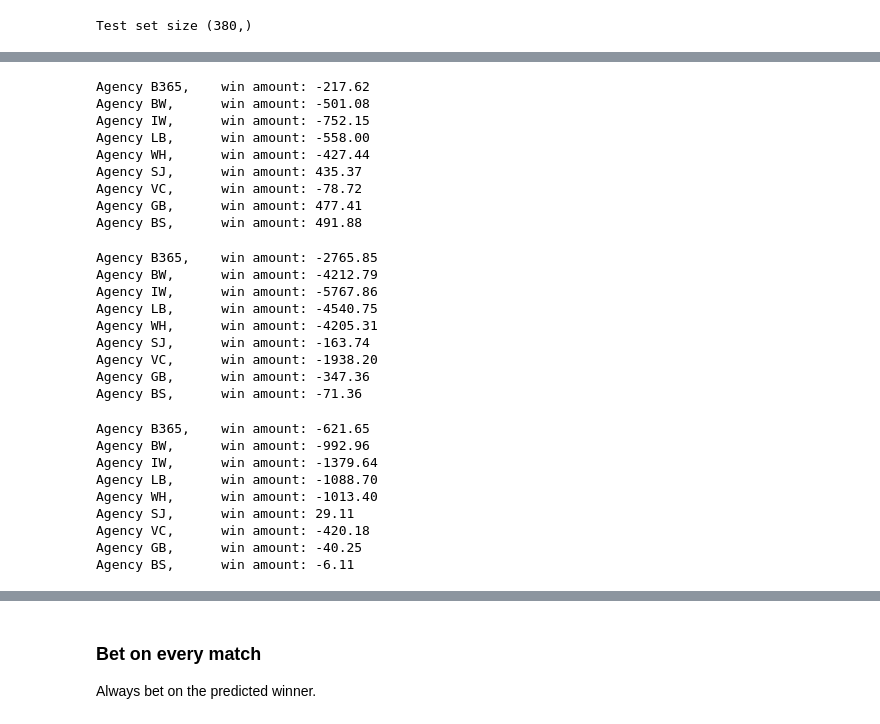
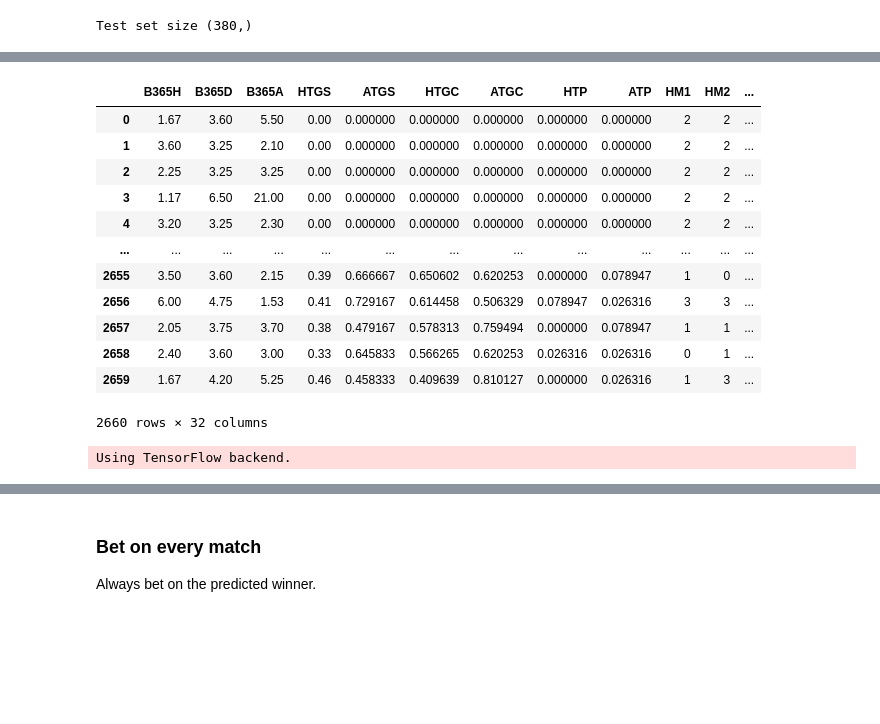
Before and after one commit to enliktjioe/nn2020-football, a Jupyter notebook: Prediction_Betting_EPL.ipynb, the cells around one changed output, grey strips where cells are left out. Drawn from its saved outputs; the diff is of its cells as text; code cells hidden in the pictures; blank space fills up the shorter version.

Commit message:
Finish betting prediction for EPL

```diff
--- a/Prediction_Betting_EPL.ipynb
+++ b/Prediction_Betting_EPL.ipynb
@@ -287,36 +222,38 @@ Agency BS,      win amount: 1845.30
-# %%
-modelTester.predict_bet_home_away_profit(data="test")
-# %% [output]
-Agency B365,    win amount: -217.62
-Agency BW,      win amount: -501.08
-Agency IW,      win amount: -752.15
-Agency LB,      win amount: -558.00
-Agency WH,      win amount: -427.44
-Agency SJ,      win amount: 435.37
-Agency VC,      win amount: -78.72
-Agency GB,      win amount: 477.41
-Agency BS,      win amount: 491.88
-# %%
-modelTester.predict_bet_on_all_profit(data="train")
-# %% [output]
-Agency B365,    win amount: -2765.85
-Agency BW,      win amount: -4212.79
-Agency IW,      win amount: -5767.86
-Agency LB,      win amount: -4540.75
-Agency WH,      win amount: -4205.31
-Agency SJ,      win amount: -163.74
-Agency VC,      win amount: -1938.20
-Agency GB,      win amount: -347.36
-Agency BS,      win amount: -71.36
-# %%
-modelTester.predict_bet_on_all_profit(data="test")
-# %% [output]
-Agency B365,    win amount: -621.65
-Agency BW,      win amount: -992.96
-Agency IW,      win amount: -1379.64
-Agency LB,      win amount: -1088.70
-Agency WH,      win amount: -1013.40
-Agency SJ,      win amount: 29.11
-Agency VC,      win amount: -420.18
-Agency GB,      win amount: -40.25
-Agency BS,      win amount: -6.11
+# %%
+bet_train
+bet_test
+x_train
+# %% [output]
+|  | B365H | B365D | B365A | HTGS | ATGS | HTGC | ATGC | HTP | ATP | HM1 | HM2 | ... |
+| 0 | 1.67 | 3.60 | 5.50 | 0.00 | 0.000000 | 0.000000 | 0.000000 | 0.000000 | 0.000000 | 2 | 2 | ... |
+| 1 | 3.60 | 3.25 | 2.10 | 0.00 | 0.000000 | 0.000000 | 0.000000 | 0.000000 | 0.000000 | 2 | 2 | ... |
+| 2 | 2.25 | 3.25 | 3.25 | 0.00 | 0.000000 | 0.000000 | 0.000000 | 0.000000 | 0.000000 | 2 | 2 | ... |
+| 3 | 1.17 | 6.50 | 21.00 | 0.00 | 0.000000 | 0.000000 | 0.000000 | 0.000000 | 0.000000 | 2 | 2 | ... |
+| 4 | 3.20 | 3.25 | 2.30 | 0.00 | 0.000000 | 0.000000 | 0.000000 | 0.000000 | 0.000000 | 2 | 2 | ... |
+| ... | ... | ... | ... | ... | ... | ... | ... | ... | ... | ... | ... | ... |
+| 2655 | 3.50 | 3.60 | 2.15 | 0.39 | 0.666667 | 0.650602 | 0.620253 | 0.000000 | 0.078947 | 1 | 0 | ... |
+| 2656 | 6.00 | 4.75 | 1.53 | 0.41 | 0.729167 | 0.614458 | 0.506329 | 0.078947 | 0.026316 | 3 | 3 | ... |
+| 2657 | 2.05 | 3.75 | 3.70 | 0.38 | 0.479167 | 0.578313 | 0.759494 | 0.000000 | 0.078947 | 1 | 1 | ... |
+| 2658 | 2.40 | 3.60 | 3.00 | 0.33 | 0.645833 | 0.566265 | 0.620253 | 0.026316 | 0.026316 | 0 | 1 | ... |
+| 2659 | 1.67 | 4.20 | 5.25 | 0.46 | 0.458333 | 0.409639 | 0.810127 | 0.000000 | 0.026316 | 1 | 3 | ... |
+2660 rows × 32 columns
+# %%
+# Reference: https://github.com/raedovj/NN19_Project_Football/blob/master/ModelTester.py
+from keras.utils.np_utils import to_categorical
+
+def predict_always_on_one_thing_benefit(labels, betting_odds, predictable_value):
+    predictable_indices = np.zeros((labels.shape[0], 3))
+    predictable_indices[:, predictable_value] = 1
+
+    agency = "B365"
+    odds = pd.concat([betting_odds[agency+'H'], betting_odds[agency+'D'], betting_odds[agency+'A']], axis=1)
+    # r holds betting results. 0 indicates loss, value otherwise shows the win amount
+    r = odds * predictable_indices * to_categorical(labels)
+    # Take max value of win, draw, other win.
+    r = r.values.max(axis=1)
+    # Let's say we bet 1€. then our profit(or loss) would be = earnings€ - 1€ per bet
+    r -= len(predictable_value)
+
+    print("Agency %s, \twin amount: %.2f" % (agency, r.sum()))
+# %% [output]
+Using TensorFlow backend.
```
Also changed, not shown: parts of 31 cells of this notebook.
